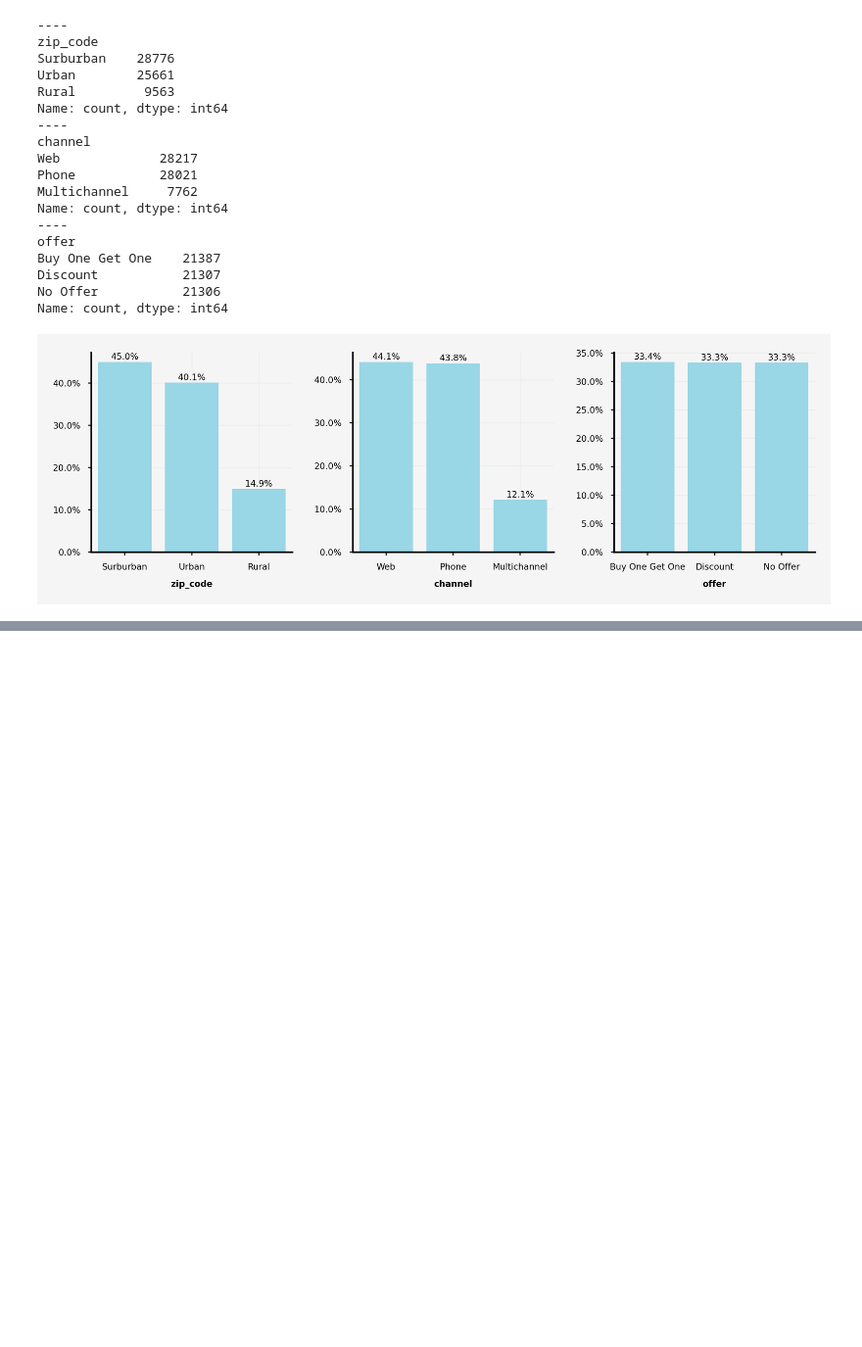
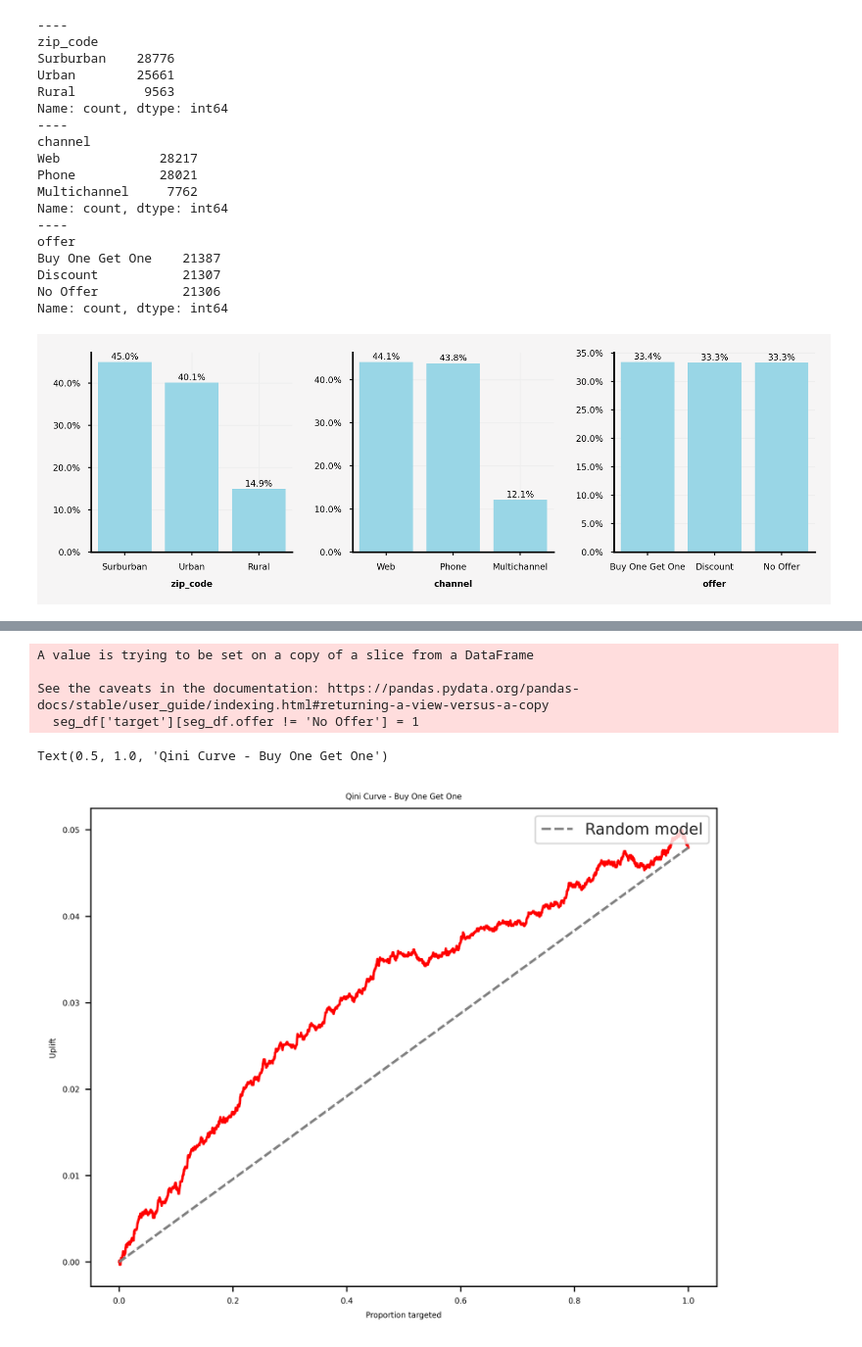
Before and after one commit to itsmokha/Customer-Conversion, a Jupyter notebook: Notebook.ipynb, the cells around one changed output, grey strips where cells are left out. Shown at 98% size. Drawn from its saved outputs; the diff is of its cells as text; code cells hidden in the pictures; blank space fills up the shorter version.

Commit message:
completed uplift modeling

```diff
--- a/Notebook.ipynb
+++ b/Notebook.ipynb
@@ -480,0 +703,11 @@ plotCatVarDistribution(df)
+# %%
+df2 = pd.read_csv('data.csv')
+seg_df = df2.merge(bogo_uplift.iloc[:,-6:], left_index=True, right_index=True)
+seg_df['target'] = 0
+seg_df.head()
+seg_df['target'][seg_df.offer != 'No Offer'] = 1
+# %% [output]
+A value is trying to be set on a copy of a slice from a DataFrame
+
+See the caveats in the documentation: https://pandas.pydata.org/pandas-docs/stable/user_guide/indexing.html#returning-a-view-versus-a-copy
+  seg_df['target'][seg_df.offer != 'No Offer'] = 1
@@ -480,0 +723,48 @@ plotCatVarDistribution(df)
+# %%
+# evaluate the qini model
+def qini_eval(ranked:pd.DataFrame):
+    uplift_model, random_model = ranked.copy(), ranked.copy()
+    C, T = sum(ranked['target_class'] <= 1), sum(ranked['target_class'] >= 2)
+    ranked['cr'] = 0
+    ranked['tr'] = 0
+    ranked.loc[ranked.target_class == 1,'cr'] = 1
+    ranked.loc[ranked.target_class == 3,'tr'] = 1
+    ranked['cr/c'] = ranked.cr.cumsum() / C
+    ranked['tr/t'] = ranked.tr.cumsum() / T
+    uplift_model['uplift'] = round(ranked['tr/t'] - ranked['cr/c'],5)
+    random_model['uplift'] = round(ranked['n'] * uplift_model['uplift'].iloc[-1],5)
+    q0 = pd.DataFrame({'n':0, 'uplift':0, 'target_class': None}, index =[0])
+    uplift_model = pd.concat([q0, uplift_model]).reset_index(drop = True)
+    random_model = pd.concat([q0, random_model]).reset_index(drop = True)
+    uplift_model['model'] = 'Uplift model'
+    random_model['model'] = 'Random model'
+    merged = pd.concat([uplift_model, random_model]).sort_values(by='n').reset_index(drop = True)
+    return merged
+# %%
+# plot the data
+def qini_plot(merged:pd.DataFrame):
+    ax = sns.lineplot(x='n', y='uplift', hue='model', data=merged, style='model', palette=['red','grey'])
+    sns.set_style('ticks')
+    handles, labels = ax.get_legend_handles_labels()
+    plt.xlabel('Proportion targeted',fontsize=5)
+    plt.ylabel('Uplift',fontsize=5)
+    plt.subplots_adjust(right=1)
+    plt.subplots_adjust(top=1)
+    plt.legend(fontsize=5)
+    ax.tick_params(labelsize=5)
+    ax.legend(handles=handles[1:], labels=labels[1:], loc='upper right')
+    return ax
+# %%
+# combine all the functions
+def qini(uplift:pd.DataFrame):
+    ranked = qini_rank(uplift)
+    merged = qini_eval(ranked)
+    ax = qini_plot(merged)
+    return ax
+# %%
+# plot the Qini curve for BOGO treatment
+qini(bogo_uplift)
+plt.title('Qini Curve - Buy One Get One',fontsize=5)
+# %% [output]
+Text(0.5, 1.0, 'Qini Curve - Buy One Get One')
+[figure, added]
```
Also changed, not shown: parts of 20 cells of this notebook, 1 other file.
